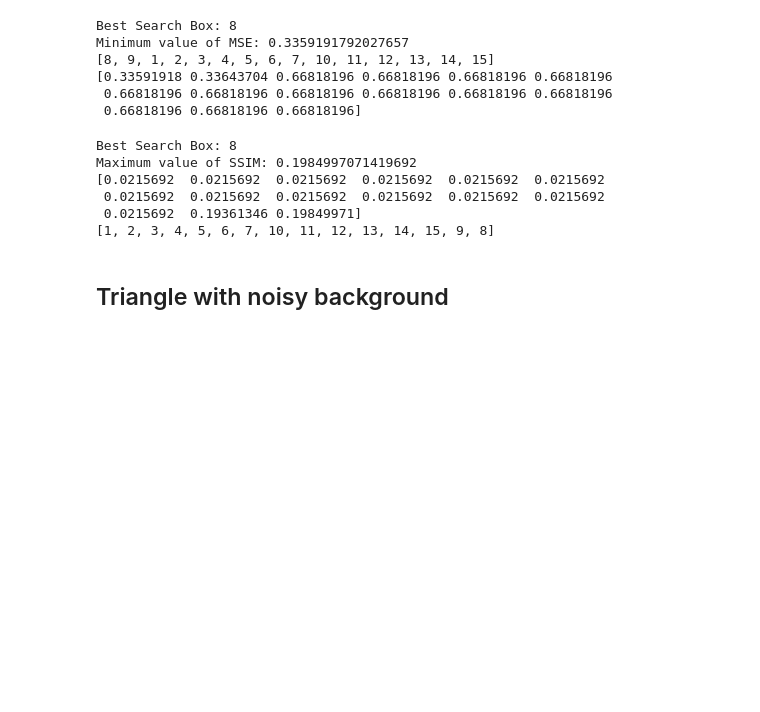
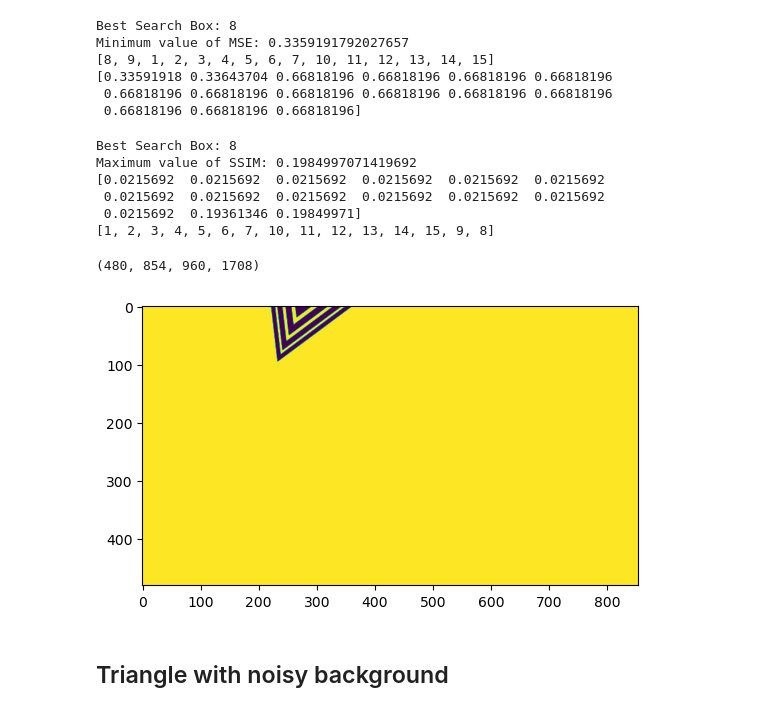
Before and after one commit to henryfriedman/Image_Processing_Project, a Jupyter notebook: post.ipynb, the cells around one changed output. Drawn from its saved outputs; the diff is of its cells as text; code cells hidden in the pictures; blank space fills up the shorter version.

```diff
--- a/post.ipynb
+++ b/post.ipynb
@@ -129,6 +133,14 @@ Maximum value of SSIM: 0.1984997071419692
  0.0215692  0.0215692  0.0215692  0.0215692  0.0215692  0.0215692
  0.0215692  0.19361346 0.19849971]
 [1, 2, 3, 4, 5, 6, 7, 10, 11, 12, 13, 14, 15, 9, 8]
+# %%
+bound = (0, 0, image2.shape[0], image2.shape[1])
+selected_part, selected_bounds = h.find_location_recursive(sticker, image2, bound)
+plt.imshow(selected_part)
+print(selected_bounds)
+# %% [output]
+(480, 854, 960, 1708)
+[figure, added]
 # %% [markdown]
 ## Triangle with noisy background
 # %% [markdown]
```
Also changed, not shown: parts of 15 cells of this notebook, 5 other files.
